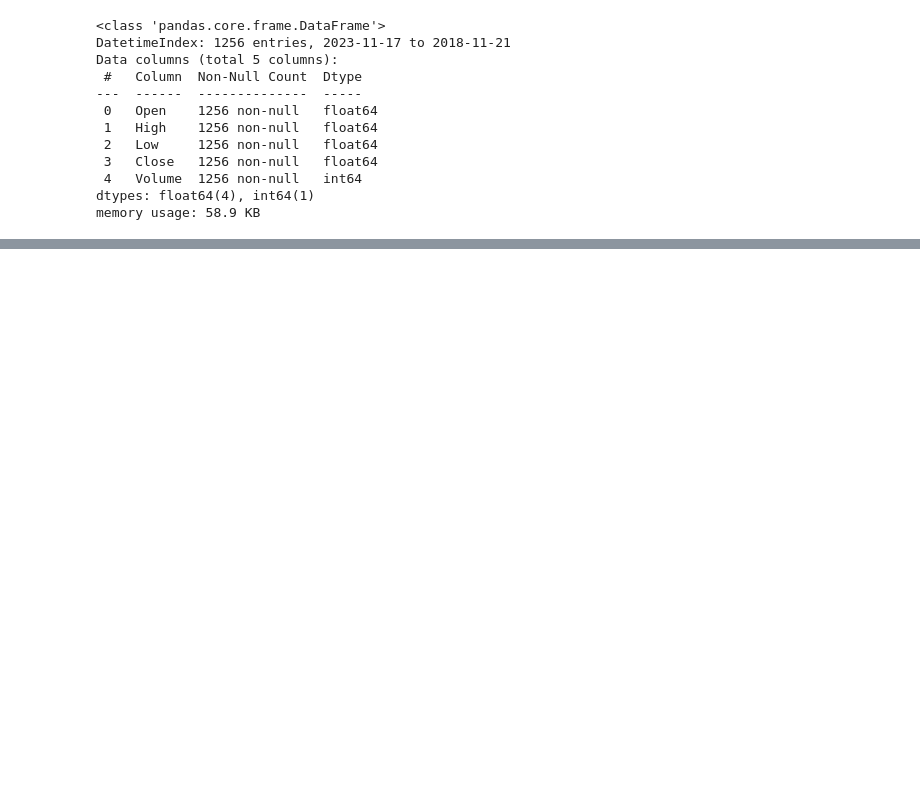
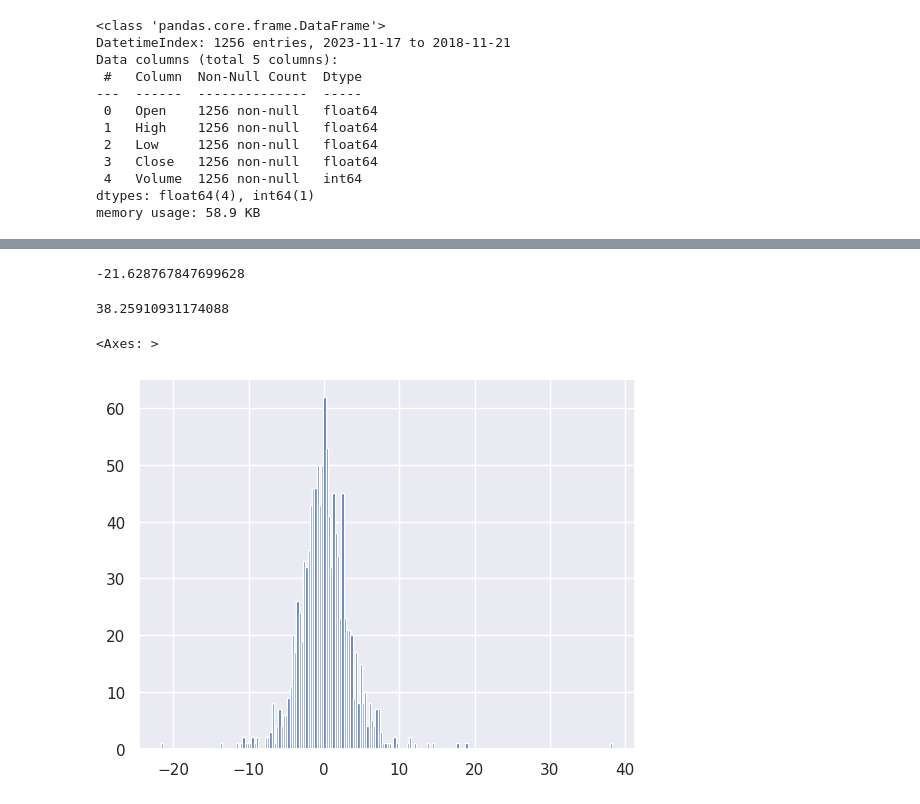
Before and after one commit to M4rcoM04/DSBootcamp, a Jupyter notebook: 02_Dane_Giełdowe_P.ipynb, the cells around one changed output, grey strips where cells are left out. Saved outputs shown, nothing was run; the diff lists cells and outputs as text; code cells hidden in the pictures; blank space fills up the shorter version.

```diff
--- a/02_Dane_Giełdowe_P.ipynb
+++ b/02_Dane_Giełdowe_P.ipynb
@@ -27,0 +289,6 @@ memory usage: 58.9 KB
+# %%
+#Tworzenie nowej kolumny Average (średnia z Open i Close danego dnia)
+df['Average'] = (df['Open'] + df['Close'])/2
+df
+# albo
+# df['Average'] = (df.Open + df.Close) / 2.0
@@ -27,0 +310,4 @@ memory usage: 58.9 KB
+# %%
+#posortowanie malejąco
+df = df.sort_index()
+df
@@ -27,0 +346,3 @@ memory usage: 58.9 KB
+# %%
+df['Close_shift'] = df.Close.shift(1)
+df
@@ -27,0 +373,3 @@ memory usage: 58.9 KB
+# %%
+df['Daily_change'] = (df.Close/df.Close_shift - 1) * 100
+df.head()
@@ -27,0 +384,16 @@ memory usage: 58.9 KB
+# %%
+df.Daily_change.min()
+# %% [output]
+-21.628767847699628
+# %%
+df.Daily_change.max()
+# %% [output]
+38.25910931174088
+# %%
+import seaborn as sns
+sns.set()
+
+df.Daily_change.hist(bins = 200)
+# %% [output]
+<Axes: >
+[figure, added]
```
Also changed, not shown: parts of 44 cells of this notebook.
